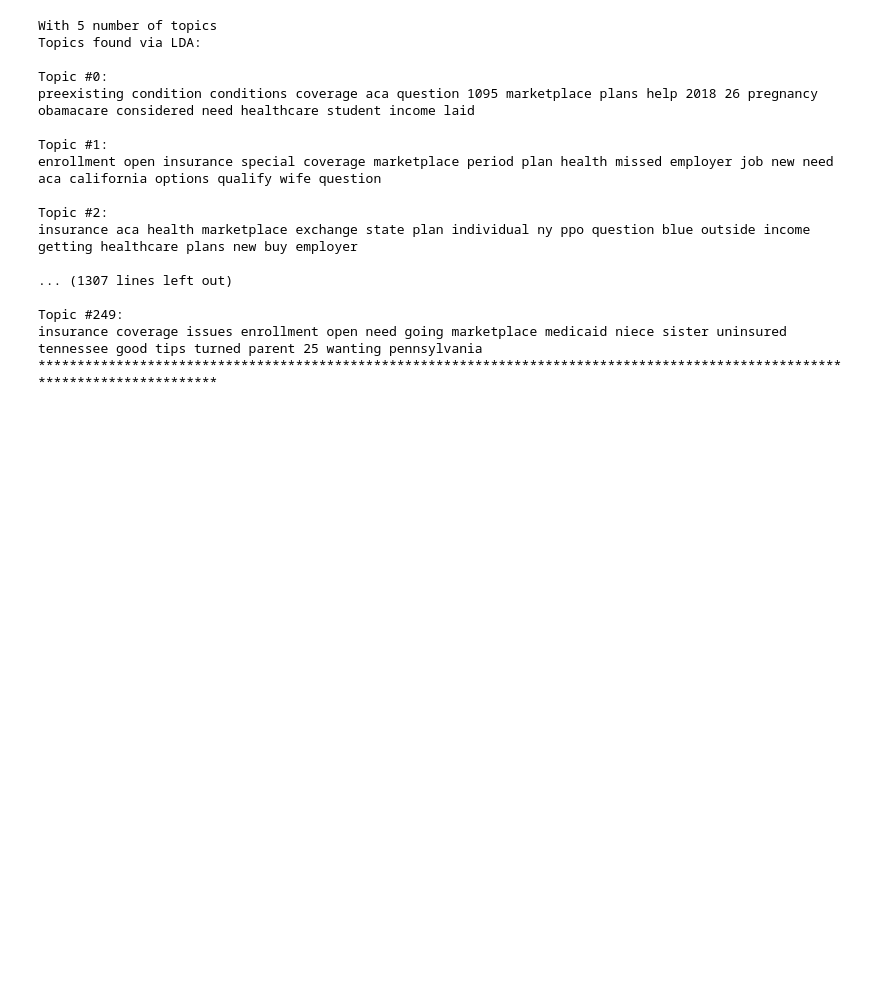
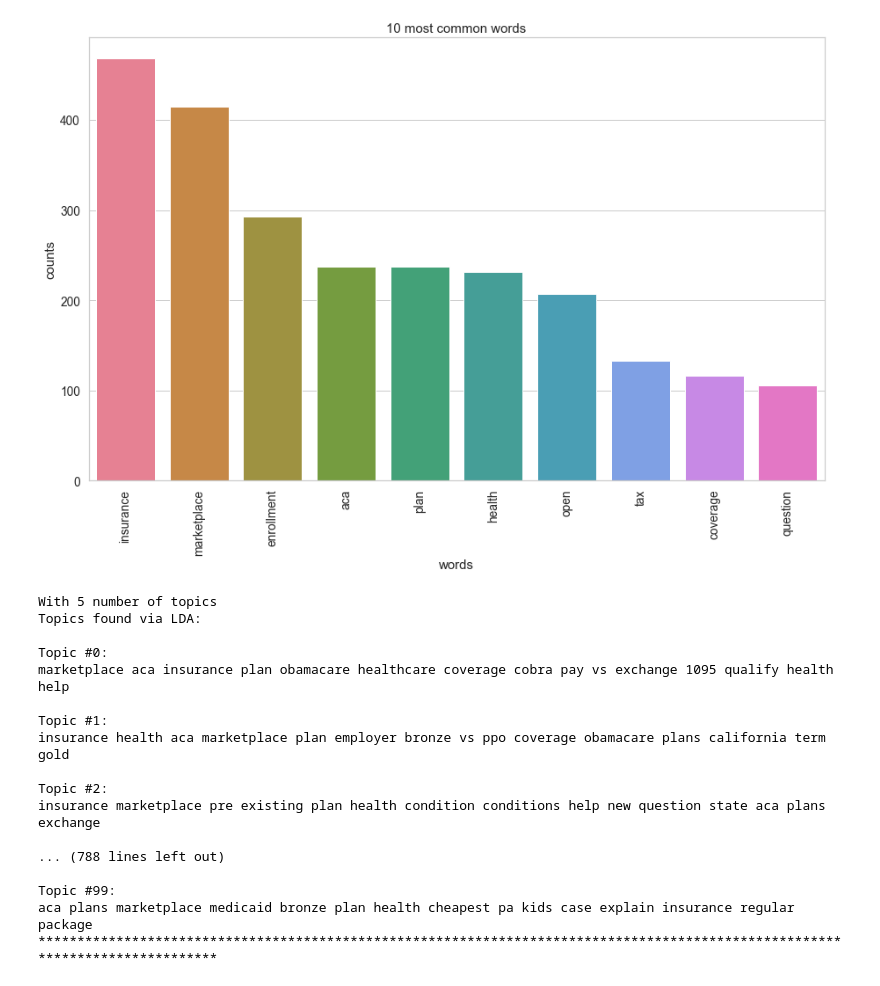
Before and after one commit to vmmadathil/forums_aca_needs, a Jupyter notebook: notebooks/01-vm-title-exploring copy.ipynb, the cells around one changed output. Saved outputs shown, nothing was run; the diff lists cells and outputs as text; code cells hidden in the pictures; blank space fills up the shorter version.

```diff
--- a/notebooks/01-vm-title-exploring copy.ipynb
+++ b/notebooks/01-vm-title-exploring copy.ipynb
@@ -72,3 +88,37 @@ plot_10_most_common_words(count_data, count_vectorizer)
+# %%
+# Helper function
+def plot_10_most_common_words(count_data, count_vectorizer):
+    import matplotlib.pyplot as plt
+    words = count_vectorizer.get_feature_names()
+    total_counts = np.zeros(len(words))
+    for t in count_data:
+        total_counts+=t.toarray()[0]
+
+    count_dict = (zip(words, total_counts))
+    count_dict = sorted(count_dict, key=lambda x:x[1], reverse=True)[0:10]
+    words = [w[0] for w in count_dict]
+    counts = [w[1] for w in count_dict]
+    x_pos = np.arange(len(words))
+
+    plt.figure(2, figsize=(15, 15/1.6180))
+    plt.subplot(title='10 most common words')
+    sns.set_context("notebook", font_scale=1.25, rc={"lines.linewidth": 2.5})
+    sns.barplot(x_pos, counts, palette='husl')
+    plt.xticks(x_pos, words, rotation=90)
+    plt.xlabel('words')
+    plt.ylabel('counts')
+    plt.show()
+
+# Initialise the count vectorizer with the English stop words
+count_vectorizer = CountVectorizer(stop_words='english')
+
+# Fit and transform the processed titles
+count_data = count_vectorizer.fit_transform(posts['processed_title_no_stop'])
+
+# Visualise the 10 most common words
+plot_10_most_common_words(count_data, count_vectorizer)
+# %% [output]
+[figure, added]
 # %%
 import warnings
 warnings.simplefilter("ignore", DeprecationWarning)# Load the LDA model from sk-learn
@@ -86,7 +137,7 @@ number_words = 15
 
 #topics = [5, 10, 20, 50, 100, 250]
 
-topics = [10, 15, 20, 25, 35, 50]
+topics = [5, 10, 15, 20, 25, 35, 50, 100]
 
 for topic in topics:
     # Create and fit the LDA mode;
@@ -103,16 +154,16 @@ With 5 number of topics
 Topics found via LDA:
 
 Topic #0:
-preexisting condition conditions coverage aca question 1095 marketplace plans help 2018 26 pregnancy obamacare considered need healthcare student income laid
+marketplace aca insurance plan obamacare healthcare coverage cobra pay vs exchange 1095 qualify health help
 
 Topic #1:
-enrollment open insurance special coverage marketplace period plan health missed employer job new need aca california options qualify wife question
+insurance health aca marketplace plan employer bronze vs ppo coverage obamacare plans california term gold
 
 Topic #2:
-insurance aca health marketplace exchange state plan individual ny ppo question blue outside income getting healthcare plans new buy employer
+insurance marketplace pre existing plan health condition conditions help new question state aca plans exchange
 
-... (1307 lines left out)
+... (788 lines left out)
 
-Topic #249:
-insurance coverage issues enrollment open need going marketplace medicaid niece sister uninsured tennessee good tips turned parent 25 wanting pennsylvania
+Topic #99:
+aca plans marketplace medicaid bronze plan health cheapest pa kids case explain insurance regular package
 ******************************************************************************************************************************
```
Also changed, not shown: parts of 10 cells of this notebook, 2 other files.
